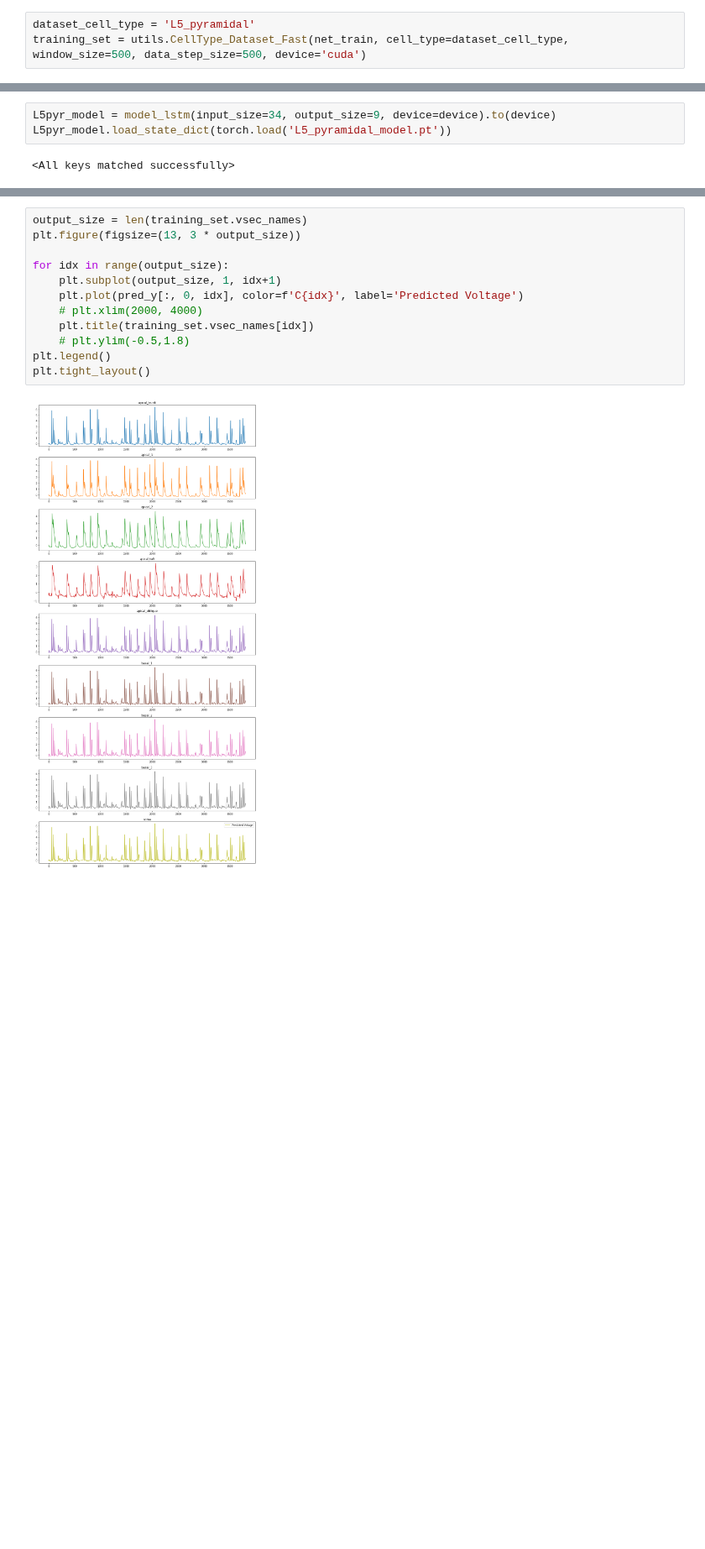
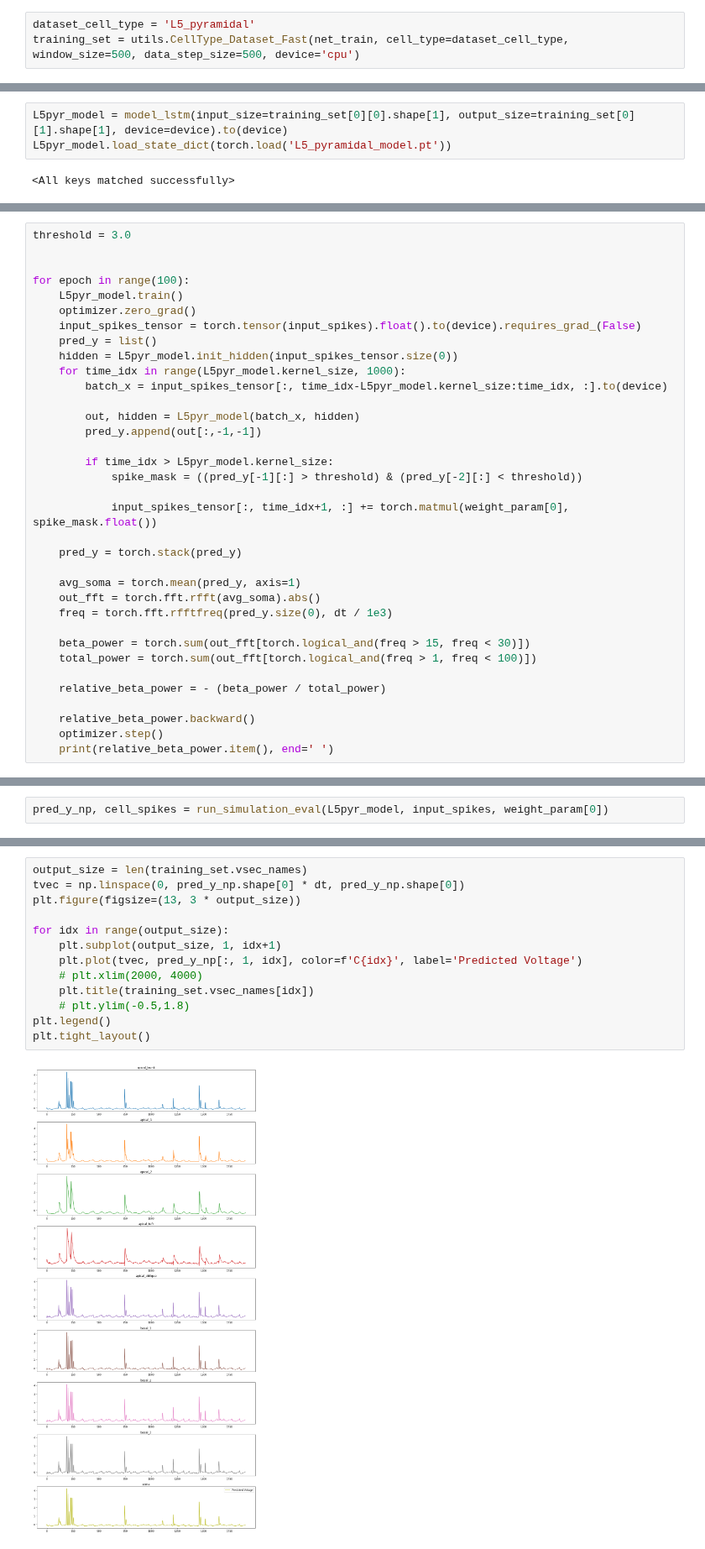
Before and after one commit to ntolley/bayesian_surrogates, a Jupyter notebook: surrogate_network.ipynb, the cells around one changed output, grey strips where cells are left out. Shown at 84% size. Saved outputs shown, nothing was run; the diff lists cells and outputs as text; blank space fills up the shorter version.

```diff
--- a/surrogate_network.ipynb
+++ b/surrogate_network.ipynb
@@ -60,7 +60,7 @@ dpl_train = simulate_dipole(net_train, dt=dt, tstop=2000, record_vsec='all', rec
 # dpl_validation = simulate_dipole(net_validation, dt=dt, tstop=1000, record_vsec='all', record_isec='all')
 # %%
 dataset_cell_type = 'L5_pyramidal'
-training_set = utils.CellType_Dataset_Fast(net_train, cell_type=dataset_cell_type, window_size=500, data_step_size=500, device='cuda')
+training_set = utils.CellType_Dataset_Fast(net_train, cell_type=dataset_cell_type, window_size=500, data_step_size=500, device='cpu')
 # %%
 #LSTM/GRU architecture for decoding
 class model_lstm(nn.Module):
@@ -135,7 +135,7 @@ class model_lstm(nn.Module):
         G = tau2/(tau2-tau1)*(-torch.exp(-t_vec/tau1) + torch.exp(-t_vec/tau2))
         return G
 # %%
-L5pyr_model = model_lstm(input_size=34, output_size=9, device=device).to(device)
+L5pyr_model = model_lstm(input_size=training_set[0][0].shape[1], output_size=training_set[0][1].shape[1], device=device).to(device)
 L5pyr_model.load_state_dict(torch.load('L5_pyramidal_model.pt'))
 # %% [output]
 <All keys matched successfully>
@@ -249,0 +266,35 @@ plt.imshow(input_spikes[drive_target_gids[0],:,:].T, aspect='auto', cmap='gray_r
+# %%
+threshold = 3.0
+
+
+for epoch in range(100):
+    L5pyr_model.train()
+    optimizer.zero_grad()
+    input_spikes_tensor = torch.tensor(input_spikes).float().to(device).requires_grad_(False)
+    pred_y = list()
+    hidden = L5pyr_model.init_hidden(input_spikes_tensor.size(0))
+    for time_idx in range(L5pyr_model.kernel_size, 1000):
+        batch_x = input_spikes_tensor[:, time_idx-L5pyr_model.kernel_size:time_idx, :].to(device)
+
+        out, hidden = L5pyr_model(batch_x, hidden)
+        pred_y.append(out[:,-1,-1])
+
+        if time_idx > L5pyr_model.kernel_size:
+            spike_mask = ((pred_y[-1][:] > threshold) & (pred_y[-2][:] < threshold))
+
+            input_spikes_tensor[:, time_idx+1, :] += torch.matmul(weight_param[0], spike_mask.float())
+
+    pred_y = torch.stack(pred_y)
+
+    avg_soma = torch.mean(pred_y, axis=1)
+    out_fft = torch.fft.rfft(avg_soma).abs()
+    freq = torch.fft.rfftfreq(pred_y.size(0), dt / 1e3)
+
+    beta_power = torch.sum(out_fft[torch.logical_and(freq > 15, freq < 30)])
+    total_power = torch.sum(out_fft[torch.logical_and(freq > 1, freq < 100)])
+
+    relative_beta_power = - (beta_power / total_power)
+
+    relative_beta_power.backward()
+    optimizer.step()
+    print(relative_beta_power.item(), end=' ')
@@ -279,3 +351,5 @@ with torch.no_grad():
+# %%
+pred_y_np, cell_spikes = run_simulation_eval(L5pyr_model, input_spikes, weight_param[0])
 # %%
 cell_spike_indices = np.where(cell_spikes > 0)
 L5pyr_mask, inhib_mask = np.in1d(cell_spike_indices[1], L5pyr_gids), np.in1d(cell_spike_indices[1], inhib_gids)
@@ -298,14 +368,15 @@ array([ True,  True,  True, ..., False,  True,  True])
 # %%
 output_size = len(training_set.vsec_names)
+tvec = np.linspace(0, pred_y_np.shape[0] * dt, pred_y_np.shape[0])
 plt.figure(figsize=(13, 3 * output_size))
 
 for idx in range(output_size):
     plt.subplot(output_size, 1, idx+1)
-    plt.plot(pred_y[:, 0, idx], color=f'C{idx}', label='Predicted Voltage')
+    plt.plot(tvec, pred_y_np[:, 1, idx], color=f'C{idx}', label='Predicted Voltage')
     # plt.xlim(2000, 4000)
     plt.title(training_set.vsec_names[idx])
     # plt.ylim(-0.5,1.8)
 plt.legend()
 plt.tight_layout()
 # %% [output]
-[figure, old version]
+[figure, new version]
```
Also changed, not shown: parts of 21 cells of this notebook.
